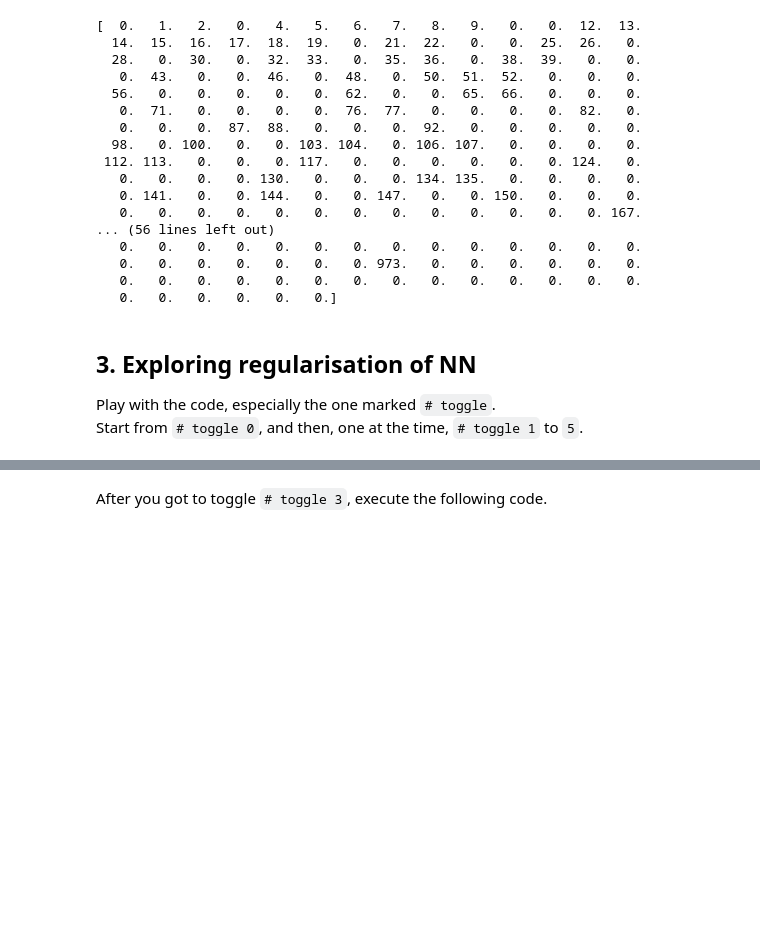
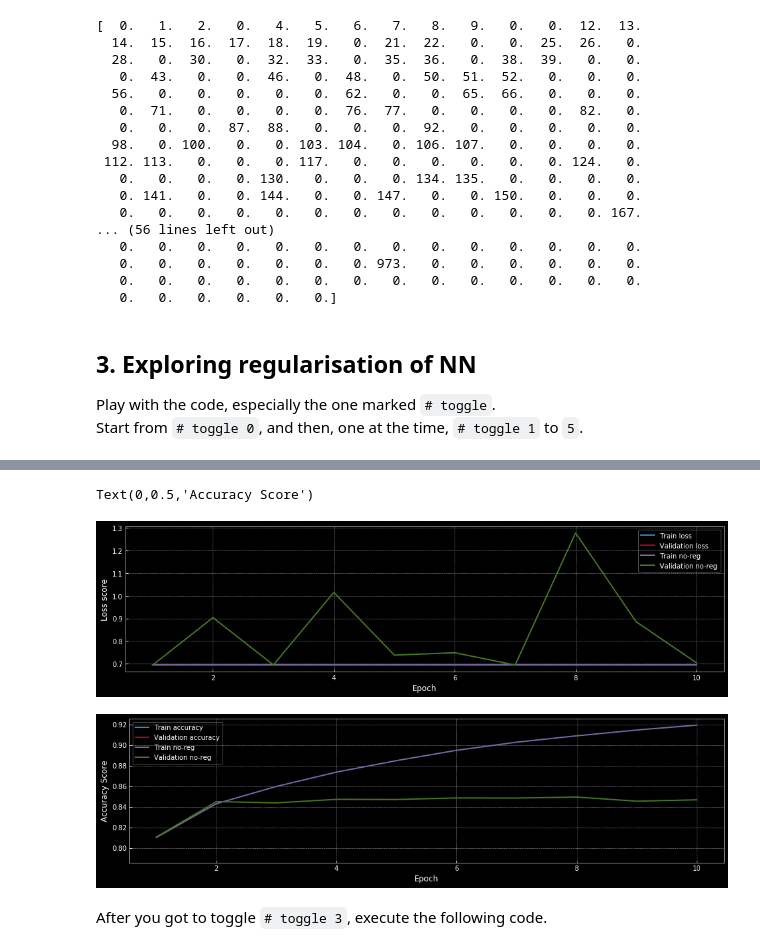
Before and after one commit to Atcold/NYU-DLSP20, a Jupyter notebook: regularization.ipynb, the cells around one changed output, grey strips where cells are left out. Cells and saved outputs as stored; diff of their text form; code cells hidden in the pictures; blank space fills up the shorter version.

Commit message:
Add validation step, lotting, toggle structure for exercise

```diff
--- a/regularization.ipynb
+++ b/regularization.ipynb
@@ -224,0 +246,3 @@ Train Epoch: 0, mini-batch 24990 of 25000, training loss: 0.317954
+# %%
+# Create count of the number of epochs
+epoch = range(1, len(val_loss) + 1)
@@ -225,43 +257,29 @@ Train Epoch: 0, mini-batch 24990 of 25000, training loss: 0.317954
 # %%
-# Get training and test accuracy histories
-train_loss = history.history['loss']
-test_loss = history.history['val_loss']
+# Visualize loss history
+plt.figure()
 
-# Create count of the number of epochs
-epoch = range(1, len(train_loss) + 1)
+plt.plot(epoch, train_loss)
+plt.plot(epoch, val_loss)
+plt.plot(no_reg['epoch'], no_reg['train_loss'])  # toggle 0
+plt.plot(no_reg['epoch'], no_reg['val_loss'])  # toggle 0
+
+plt.legend(['Train loss', 'Validation loss', 'Train no-reg', 'Validation no-reg'])
+plt.xlabel('Epoch')
+plt.ylabel('Loss score')
+
 
 # Visualize accuracy history
 plt.figure()
 
-plt.plot(epoch, train_loss)
-plt.plot(epoch, test_loss)
-# plt.plot(no_reg['epoch'], no_reg['train_loss'])  # toggle 0
-# plt.plot(no_reg['epoch'], no_reg['test_loss'])  # toggle 0
+plt.plot(epoch, train_acc)
+plt.plot(epoch, val_acc)
+plt.plot(no_reg['epoch'], no_reg['train_accuracy'])  # toggle 0
+plt.plot(no_reg['epoch'], no_reg['val_accuracy'])  # toggle 0
 
-plt.legend(['Train loss', 'Test loss', 'Train no-reg', 'Test no-reg'])
-plt.xlabel('Epoch')
-plt.ylabel('Loss score')
-
-# Get training and test accuracy histories
-train_accuracy = history.history['acc']
-test_accuracy = history.history['val_acc']
-
-# Visualize accuracy history
-plt.figure()
-
-plt.plot(epoch, train_accuracy)
-plt.plot(epoch, test_accuracy)
-# plt.plot(no_reg['epoch'], no_reg['train_accuracy'])  # toggle 0
-# plt.plot(no_reg['epoch'], no_reg['test_accuracy'])  # toggle 0
-
-plt.legend(['Train accuracy', 'Test accuracy', 'Train no-reg', 'Test no-reg'])
+plt.legend(['Train accuracy', 'Validation accuracy', 'Train no-reg', 'Validation no-reg'])
 plt.xlabel('Epoch')
 plt.ylabel('Accuracy Score')
-
-no_reg = {                             # toggle 0
-    'epoch': epoch,                    # toggle 0
-    'train_loss': train_loss,          # toggle 0
-    'test_loss': test_loss,            # toggle 0
-    'train_accuracy': train_accuracy,  # toggle 0
-    'test_accuracy': test_accuracy,    # toggle 0
-}
+# %% [output]
+Text(0,0.5,'Accuracy Score')
+[figure, added]
+[figure, added]
```
Also changed, not shown: parts of 7 cells of this notebook.
